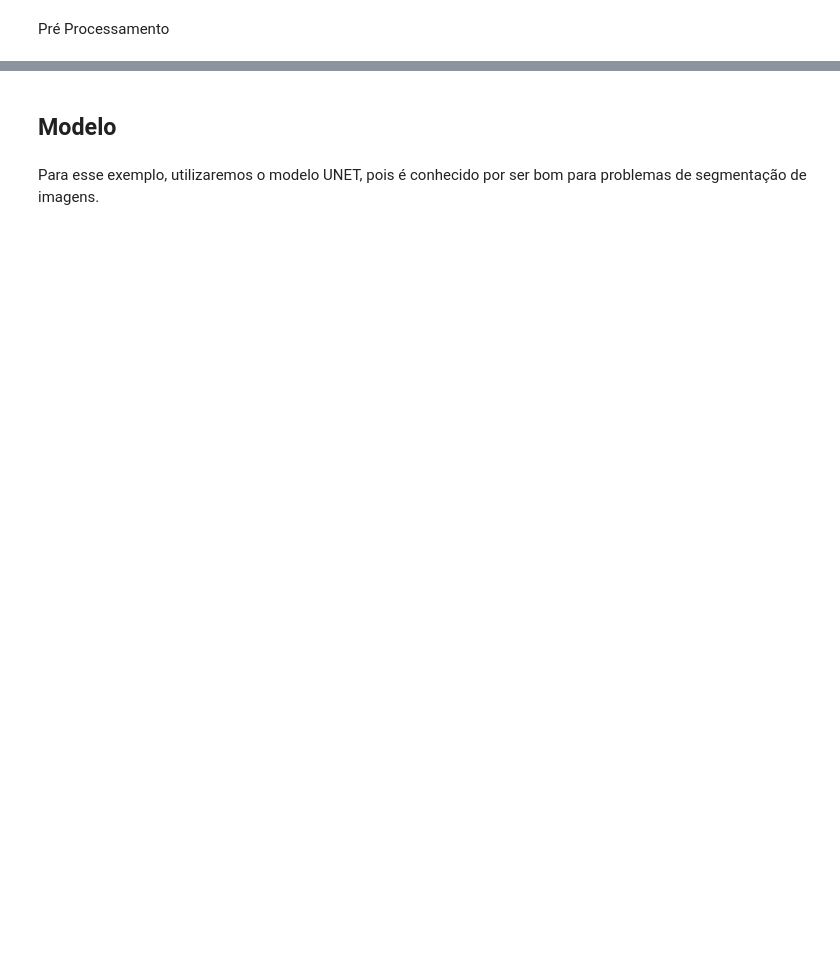
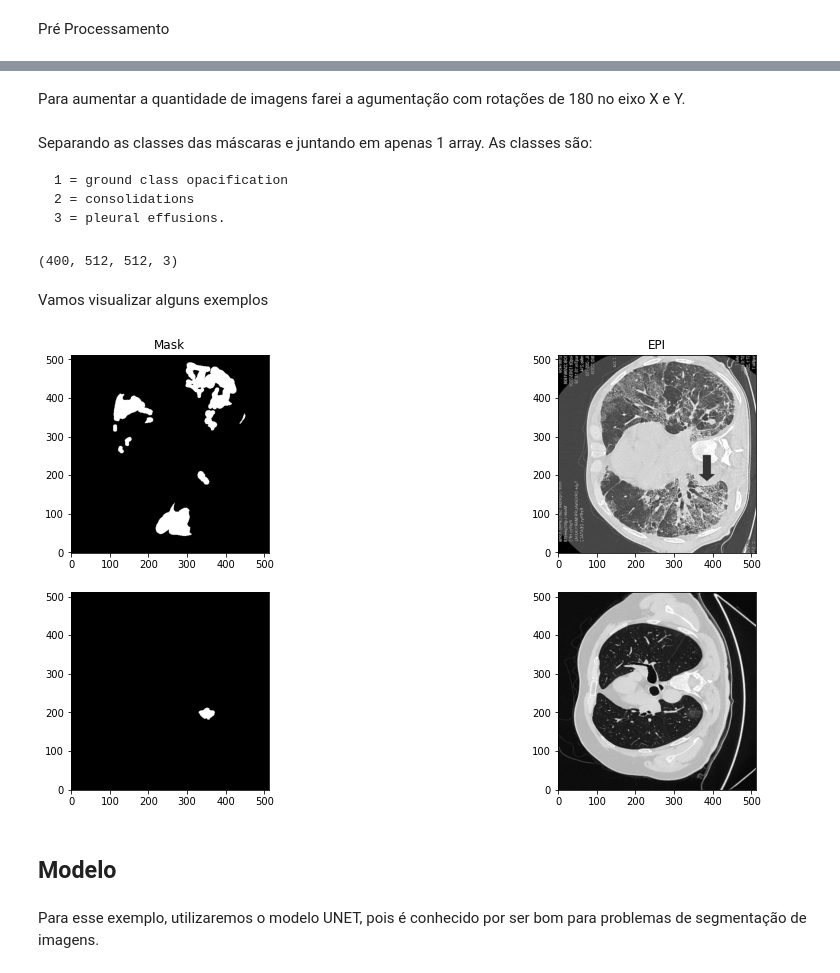
Before and after one commit to coviseg/hackovid19, a Jupyter notebook: Hackovid19_segmentation.ipynb, the cells around one changed output, grey strips where cells are left out. Drawn from its saved outputs; the diff is of its cells as text; code cells hidden in the pictures; blank space fills up the shorter version.

```diff
--- a/Hackovid19_segmentation.ipynb
+++ b/Hackovid19_segmentation.ipynb
@@ -104,3 +85,49 @@ plt.title("Mask");
+# %% [markdown]
+Para aumentar a quantidade de imagens farei a agumentação com rotações de 180 no eixo X e Y.
+# %%
+img_train = np.append(img_train, [np.flipud(x) for x in img_train], axis=0)
+img_train = np.append(img_train, [np.flip(x,axis = (0,1)) for x in img_train], axis=0)
+mask_train = np.append(mask_train, [np.flipud(x) for x in mask_train], axis=0)
+mask_train = np.append(mask_train, [np.flip(x,axis = (0,1)) for x in mask_train], axis=0)
+print(f"Shape do treino: {img_train.shape}")
+print(f"Shape da máscara: {mask_train.shape}")
+# %% [markdown]
+Separando as classes das máscaras e juntando em apenas 1 array. As classes são:
+
+    1 = ground class opacification
+    2 = consolidations
+    3 = pleural effusions.
+# %%
+mask1 = np.where(mask_train == 1, 1., 0.)
+mask2 = np.where(mask_train == 2, 1., 0.)
+mask3 = np.where(mask_train == 3, 1., 0.)
+masks_stack = np.stack((mask1,mask2,mask3), axis=-1)
+masks_stack.shape
+# %% [output]
+(400, 512, 512, 3)
+# %% [markdown]
+ Vamos visualizar alguns exemplos
+# %%
+img_index = 101
+fig = plt.figure(figsize=(16,8))
+gs = fig.add_gridspec(2, 2)
+ax1 = fig.add_subplot(gs[0, 0])
+ax2 = fig.add_subplot(gs[0, 1])
+ax3 = fig.add_subplot(gs[1, 0])
+ax4 = fig.add_subplot(gs[1, 1])
+
+
+ax1.imshow(masks_stack[img_index,:,:,0], cmap="gray", origin="center")
+ax1.set_title('Mask')
+ax2.imshow(img_train[img_index,:,:,0], cmap="gray", origin="center")
+ax2.set_title('EPI')
+
+ax3.imshow(masks_stack[img_index+ 1,:,:,0], cmap="gray", origin="center")
+ax4.imshow(img_train[img_index+ 1,:,:,0], cmap="gray", origin="center")
+
+plt.show()
+# %% [output]
+[figure, added]
 # %% [markdown]
 ## Modelo
 # %% [markdown]
```
Also changed, not shown: parts of 23 cells of this notebook.
